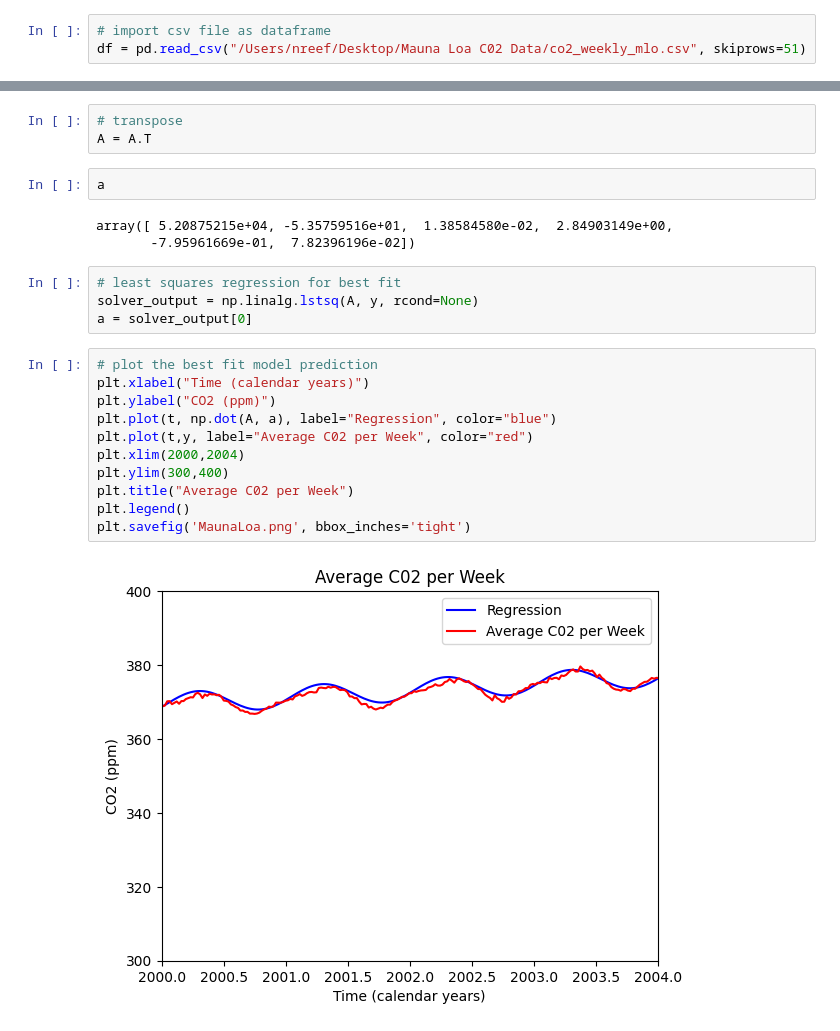
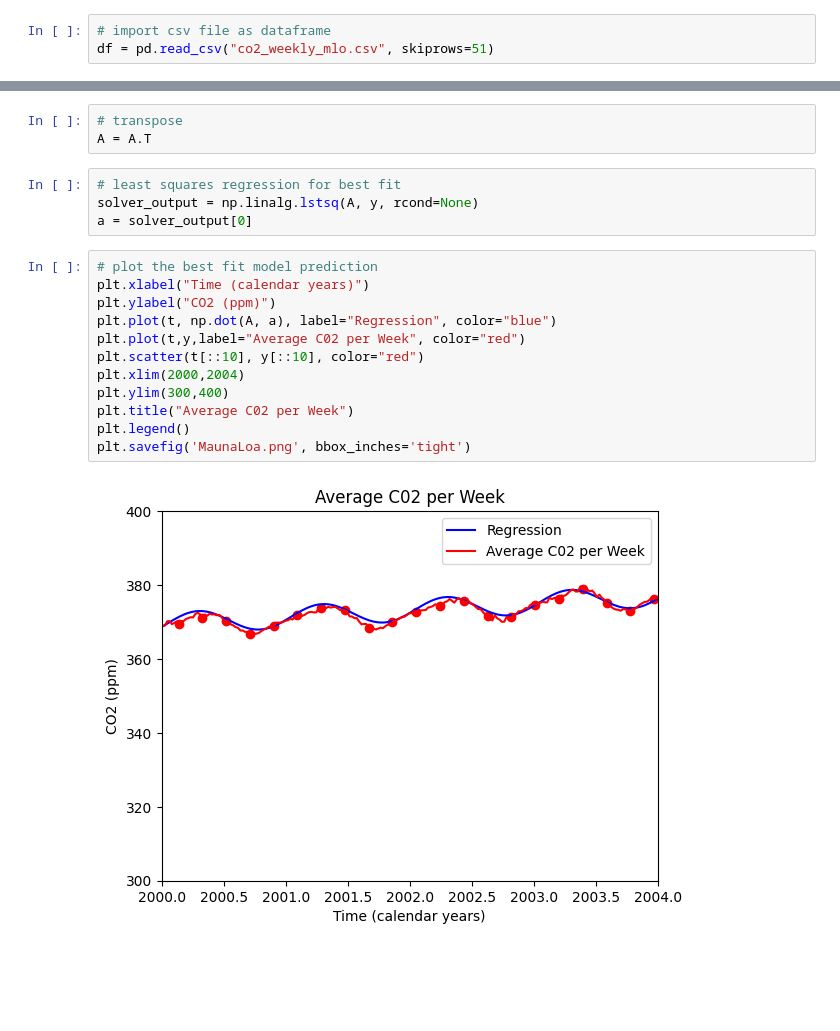
Before and after one commit to Noah-B-Reef/MAT4020-Homework7, a Jupyter notebook: MaunaLoa.ipynb, the cells around one changed output, grey strips where cells are left out. Cells and saved outputs as stored; diff of their text form; blank space fills up the shorter version.

```diff
--- a/MaunaLoa.ipynb
+++ b/MaunaLoa.ipynb
@@ -6,7 +6,7 @@ import matplotlib.pyplot as plt
 %matplotlib inline
 # %%
 # import csv file as dataframe
-df = pd.read_csv("/Users/nreef/Desktop/Mauna Loa C02 Data/co2_weekly_mlo.csv", skiprows=51)
+df = pd.read_csv("co2_weekly_mlo.csv", skiprows=51)
 # %%
 df.describe()
 # %% [output]
@@ -52,11 +52,6 @@ A = np.vstack([
 # %%
 # transpose
 A = A.T
-# %%
-a
-# %% [output]
-array([ 5.20875215e+04, -5.35759516e+01,  1.38584580e-02,  2.84903149e+00,
-       -7.95961669e-01,  7.82396196e-02])
 # %%
 # least squares regression for best fit
 solver_output = np.linalg.lstsq(A, y, rcond=None)
@@ -64,13 +59,14 @@ a = solver_output[0]
 # %%
 # plot the best fit model prediction
 plt.xlabel("Time (calendar years)")
 plt.ylabel("CO2 (ppm)")
 plt.plot(t, np.dot(A, a), label="Regression", color="blue")
-plt.plot(t,y, label="Average C02 per Week", color="red")
+plt.plot(t,y,label="Average C02 per Week", color="red")
+plt.scatter(t[::10], y[::10], color="red")
 plt.xlim(2000,2004)
 plt.ylim(300,400)
 plt.title("Average C02 per Week")
 plt.legend()
 plt.savefig('MaunaLoa.png', bbox_inches='tight')
 # %% [output]
-[figure, old version]
+[figure, new version]
```
Also changed, not shown: 3 other files.
